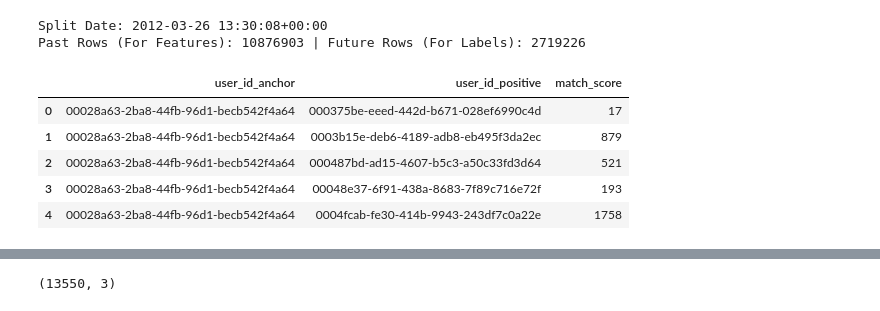
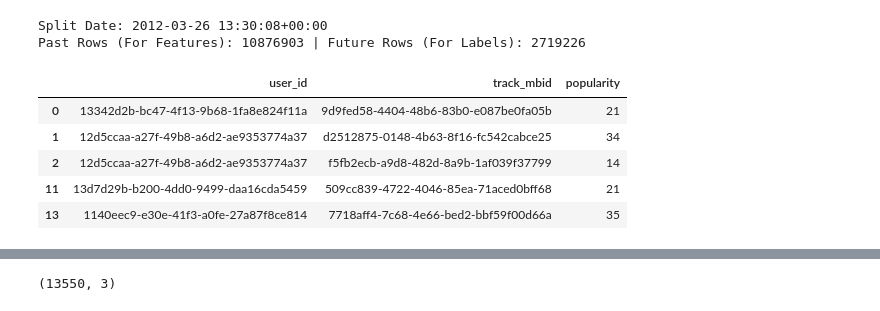
Before and after one commit to sanchitram1/spotdate, a Jupyter notebook: training/labeling/label_generation_test.ipynb, the cells around one changed output, grey strips where cells are left out. Cells and saved outputs as stored; diff of their text form; code cells hidden in the pictures.

```diff
--- a/training/labeling/label_generation_test.ipynb
+++ b/training/labeling/label_generation_test.ipynb
@@ -30,7 +30,7 @@ df["popularity"] = pd.to_numeric(df["popularity"], errors="coerce").fillna(50)
 
 # ensure timestamps are datetime (adjust `unit` or `format` as needed)
 df["listen_timestamp"] = pd.to_datetime(
-    df["listen_timestamp"], unit="s", errors="coerce"
+    df["listen_timestamp"], errors="coerce", utc=True
 )
 # %%
 # Split
@@ -50,38 +50,13 @@ Past Rows (For Features): 10876903 | Future Rows (For Labels): 2719226
 # %%
 # Edge List (Hipster Overlap)
 
 # Get unique user-track combinations in the future to avoid over-counting a song on loop
 future_tracks = future_df[["user_id", "track_mbid", "popularity"]].drop_duplicates()
-
-# Calculate the "Hipster Weight" (Inverse Popularity)
-# If popularity is 100 (Drake), weight is 0. If popularity is 5 (Obscure Indie), weight is 95.
-future_tracks["hipster_weight"] = 100 - future_tracks["popularity"]
-
-# Self-Merge on track_mbid to find users who listened to the same tracks
-overlaps = pd.merge(
-    future_tracks[["user_id", "track_mbid", "hipster_weight"]],
-    future_tracks[["user_id", "track_mbid"]],
-    on="track_mbid",
-    suffixes=("_anchor", "_positive"),
-)
-
-# Remove self-matches (User 1 == User 1) AND duplicate pairs (User 1 & 2 vs User 2 & 1)
-# The `<` operator cleanly halves our dataframe and solves both problems!
-overlaps = overlaps[overlaps["user_id_anchor"] < overlaps["user_id_positive"]]
-
-# Sum the hipster weights for every unique pair of users
-pair_scores = (
-    overlaps.groupby(["user_id_anchor", "user_id_positive"])["hipster_weight"]
-    .sum()
-    .reset_index()
-)
-pair_scores.rename(columns={"hipster_weight": "match_score"}, inplace=True)
-
-pair_scores.head()
+future_tracks.head()
 # %% [output]
-|  | user_id_anchor | user_id_positive | match_score |
-| 0 | 00028a63-2ba8-44fb-96d1-becb542f4a64 | 000375be-eeed-442d-b671-028ef6990c4d | 17 |
-| 1 | 00028a63-2ba8-44fb-96d1-becb542f4a64 | 0003b15e-deb6-4189-adb8-eb495f3da2ec | 879 |
-| 2 | 00028a63-2ba8-44fb-96d1-becb542f4a64 | 000487bd-ad15-4607-b5c3-a50c33fd3d64 | 521 |
-| 3 | 00028a63-2ba8-44fb-96d1-becb542f4a64 | 00048e37-6f91-438a-8683-7f89c716e72f | 193 |
-| 4 | 00028a63-2ba8-44fb-96d1-becb542f4a64 | 0004fcab-fe30-414b-9943-243df7c0a22e | 1758 |
+|  | user_id | track_mbid | popularity |
+| 0 | 13342d2b-bc47-4f13-9b68-1fa8e824f11a | 9d9fed58-4404-48b6-83b0-e087be0fa05b | 21 |
+| 1 | 12d5ccaa-a27f-49b8-a6d2-ae9353774a37 | d2512875-0148-4b63-8f16-fc542cabce25 | 34 |
+| 2 | 12d5ccaa-a27f-49b8-a6d2-ae9353774a37 | f5fb2ecb-a9d8-482d-8a9b-1af039f37799 | 14 |
+| 11 | 13d7d29b-b200-4dd0-9499-daa16cda5459 | 509cc839-4722-4046-85ea-71aced0bff68 | 21 |
+| 13 | 1140eec9-e30e-41f3-a0fe-27a87f8ce814 | 7718aff4-7c68-4e66-bed2-bbf59f00d66a | 35 |
```
Also changed, not shown: parts of 10 cells of this notebook.
